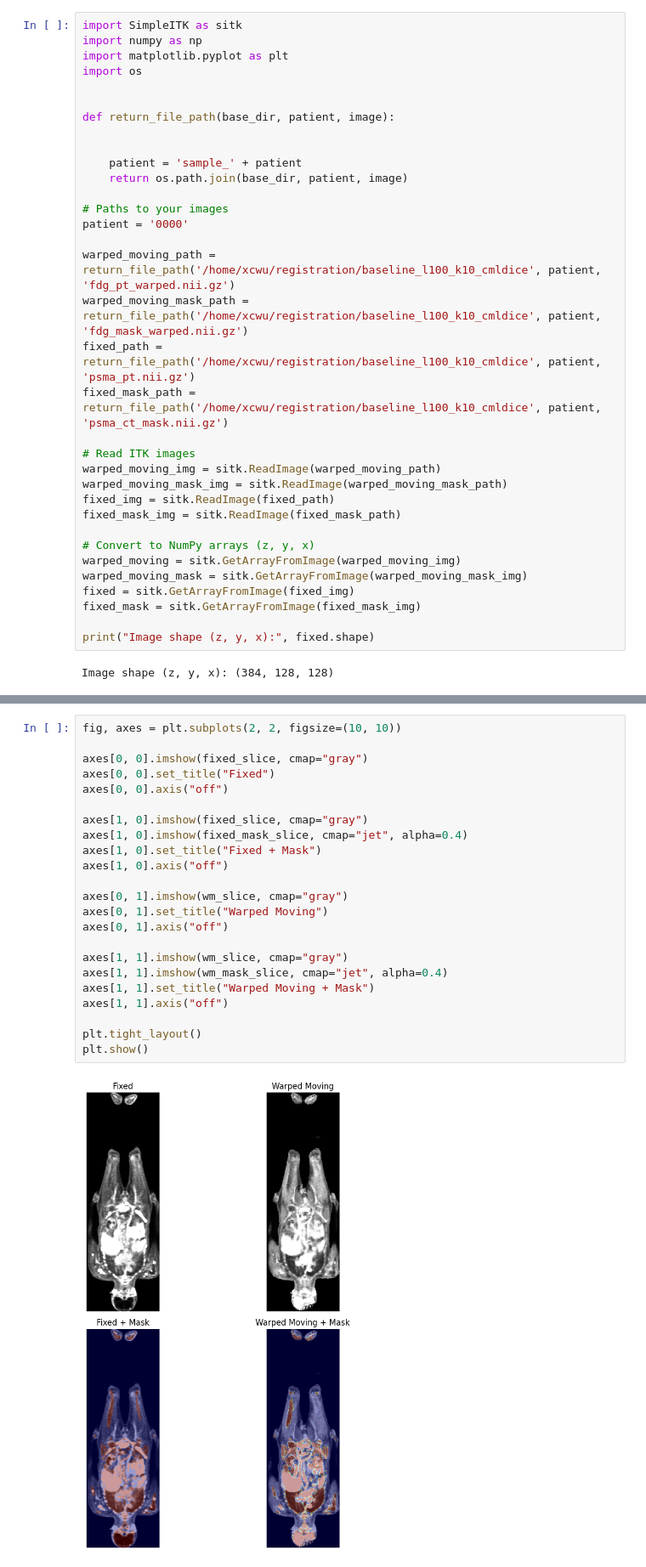
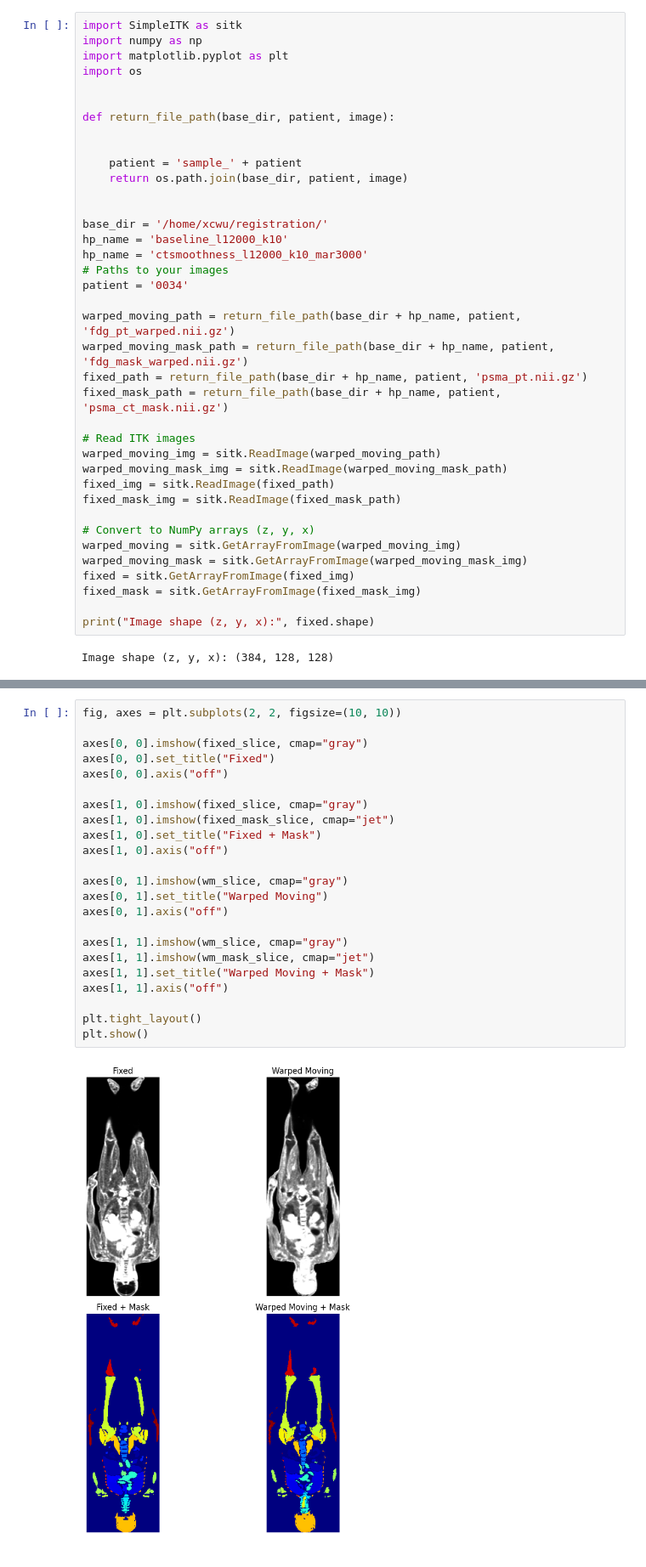
Before and after one commit to XiangcenWu/psma_gen, a Jupyter notebook: Registration/see.ipynb, the cells around one changed output, grey strips where cells are left out. Shown at 85% size. Saved outputs shown, nothing was run; the diff lists cells and outputs as text.

```diff
--- a/Registration/see.ipynb
+++ b/Registration/see.ipynb
@@ -11,13 +11,17 @@ def return_file_path(base_dir, patient, image):
     patient = 'sample_' + patient
     return os.path.join(base_dir, patient, image)
 
+
+base_dir = '/home/xcwu/registration/'
+hp_name = 'baseline_l12000_k10'
+hp_name = 'ctsmoothness_l12000_k10_mar3000'
 # Paths to your images
-patient = '0000'
+patient = '0034'
 
-warped_moving_path = return_file_path('/home/xcwu/registration/baseline_l100_k10_cmldice', patient, 'fdg_pt_warped.nii.gz')
-warped_moving_mask_path = return_file_path('/home/xcwu/registration/baseline_l100_k10_cmldice', patient, 'fdg_mask_warped.nii.gz')
-fixed_path = return_file_path('/home/xcwu/registration/baseline_l100_k10_cmldice', patient, 'psma_pt.nii.gz')
-fixed_mask_path = return_file_path('/home/xcwu/registration/baseline_l100_k10_cmldice', patient, 'psma_ct_mask.nii.gz')
+warped_moving_path = return_file_path(base_dir + hp_name, patient, 'fdg_pt_warped.nii.gz')
+warped_moving_mask_path = return_file_path(base_dir + hp_name, patient, 'fdg_mask_warped.nii.gz')
+fixed_path = return_file_path(base_dir + hp_name, patient, 'psma_pt.nii.gz')
+fixed_mask_path = return_file_path(base_dir + hp_name, patient, 'psma_ct_mask.nii.gz')
 
 # Read ITK images
 warped_moving_img = sitk.ReadImage(warped_moving_path)
@@ -45,25 +49,25 @@ fixed_mask_slice = fixed_mask[:, slice_idx, :]
 # %%
 fig, axes = plt.subplots(2, 2, figsize=(10, 10))
 
 axes[0, 0].imshow(fixed_slice, cmap="gray")
 axes[0, 0].set_title("Fixed")
 axes[0, 0].axis("off")
 
 axes[1, 0].imshow(fixed_slice, cmap="gray")
-axes[1, 0].imshow(fixed_mask_slice, cmap="jet", alpha=0.4)
+axes[1, 0].imshow(fixed_mask_slice, cmap="jet")
 axes[1, 0].set_title("Fixed + Mask")
 axes[1, 0].axis("off")
 
 axes[0, 1].imshow(wm_slice, cmap="gray")
 axes[0, 1].set_title("Warped Moving")
 axes[0, 1].axis("off")
 
 axes[1, 1].imshow(wm_slice, cmap="gray")
-axes[1, 1].imshow(wm_mask_slice, cmap="jet", alpha=0.4)
+axes[1, 1].imshow(wm_mask_slice, cmap="jet")
 axes[1, 1].set_title("Warped Moving + Mask")
 axes[1, 1].axis("off")
 
 plt.tight_layout()
 plt.show()
 # %% [output]
-[figure, old version]
+[figure, new version]
```
